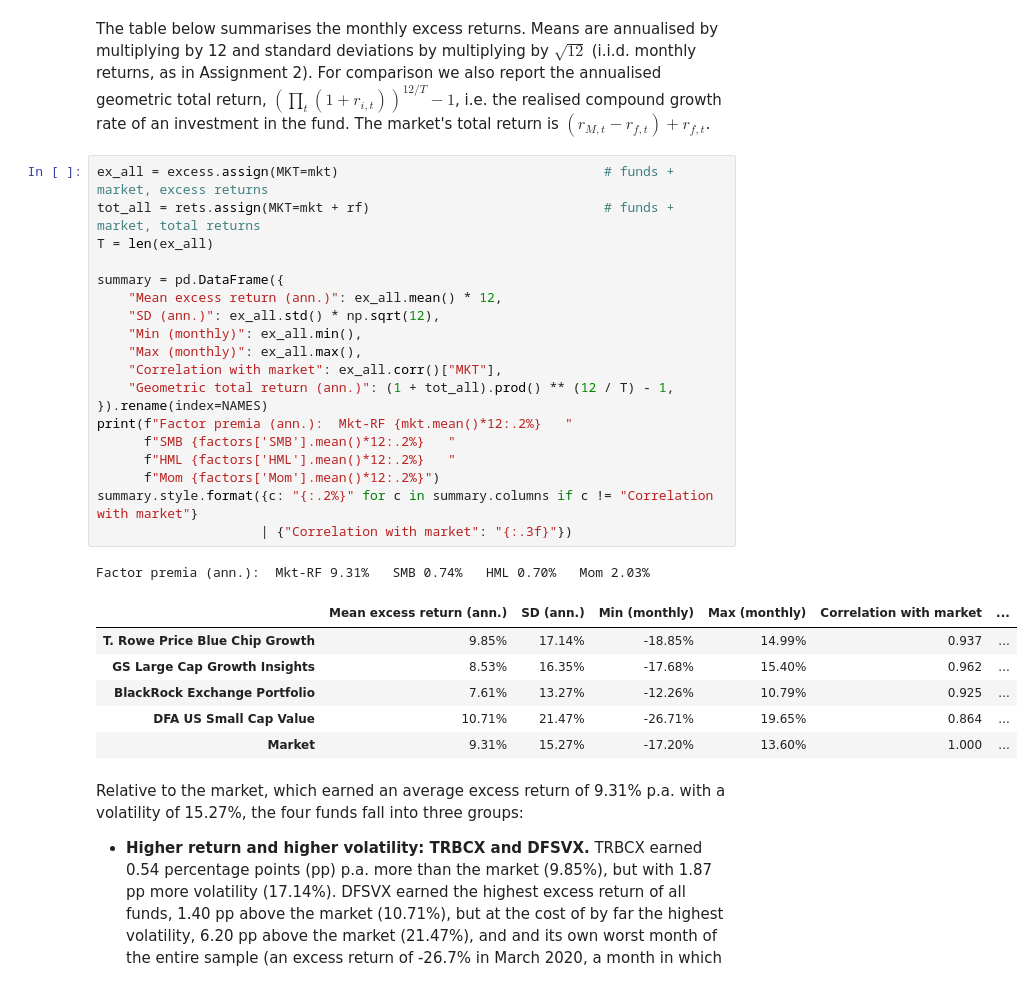
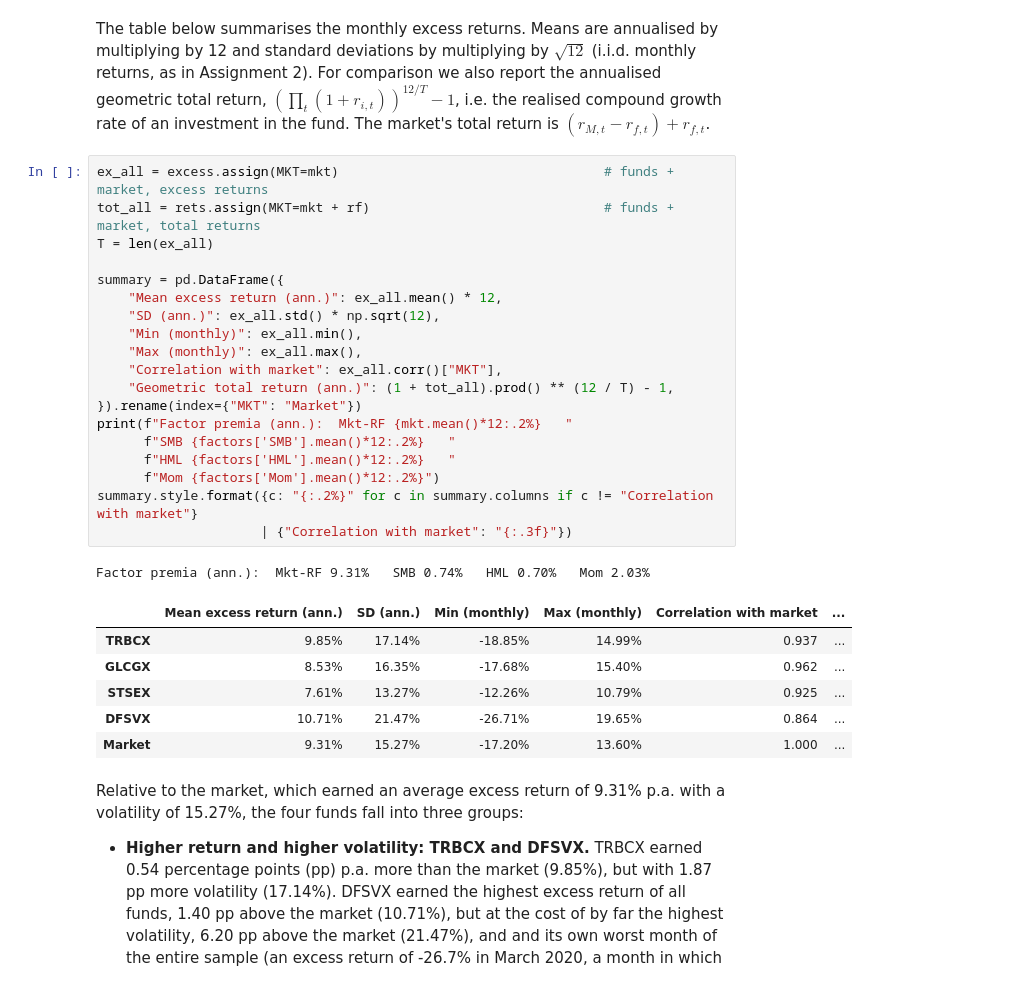
Before and after one commit to Oberdammer/asset_pricing, a Jupyter notebook: Assignment_3.ipynb, the cells around one changed output. Drawn from its saved outputs; the diff is of its cells as text.

Commit message:
Final revisions and fixed the overwide tables

```diff
--- a/Assignment_3.ipynb
+++ b/Assignment_3.ipynb
@@ -462,29 +470,29 @@ The table below summarises the monthly excess returns. Means are annualised by m
 # %%
 ex_all = excess.assign(MKT=mkt)                                  # funds + market, excess returns
 tot_all = rets.assign(MKT=mkt + rf)                              # funds + market, total returns
 T = len(ex_all)
 
 summary = pd.DataFrame({
     "Mean excess return (ann.)": ex_all.mean() * 12,
     "SD (ann.)": ex_all.std() * np.sqrt(12),
     "Min (monthly)": ex_all.min(),
     "Max (monthly)": ex_all.max(),
     "Correlation with market": ex_all.corr()["MKT"],
     "Geometric total return (ann.)": (1 + tot_all).prod() ** (12 / T) - 1,
-}).rename(index=NAMES)
+}).rename(index={"MKT": "Market"})
 print(f"Factor premia (ann.):  Mkt-RF {mkt.mean()*12:.2%}   "
       f"SMB {factors['SMB'].mean()*12:.2%}   "
       f"HML {factors['HML'].mean()*12:.2%}   "
       f"Mom {factors['Mom'].mean()*12:.2%}")
 summary.style.format({c: "{:.2%}" for c in summary.columns if c != "Correlation with market"}
                      | {"Correlation with market": "{:.3f}"})
 # %% [output]
 Factor premia (ann.):  Mkt-RF 9.31%   SMB 0.74%   HML 0.70%   Mom 2.03%
 |  | Mean excess return (ann.) | SD (ann.) | Min (monthly) | Max (monthly) | Correlation with market | ... |
-| T. Rowe Price Blue Chip Growth | 9.85% | 17.14% | -18.85% | 14.99% | 0.937 | ... |
-| GS Large Cap Growth Insights | 8.53% | 16.35% | -17.68% | 15.40% | 0.962 | ... |
-| BlackRock Exchange Portfolio | 7.61% | 13.27% | -12.26% | 10.79% | 0.925 | ... |
-| DFA US Small Cap Value | 10.71% | 21.47% | -26.71% | 19.65% | 0.864 | ... |
+| TRBCX | 9.85% | 17.14% | -18.85% | 14.99% | 0.937 | ... |
+| GLCGX | 8.53% | 16.35% | -17.68% | 15.40% | 0.962 | ... |
+| STSEX | 7.61% | 13.27% | -12.26% | 10.79% | 0.925 | ... |
+| DFSVX | 10.71% | 21.47% | -26.71% | 19.65% | 0.864 | ... |
 | Market | 9.31% | 15.27% | -17.20% | 13.60% | 1.000 | ... |
 # %% [markdown]
 Relative to the market, which earned an average excess return of 9.31% p.a. with a volatility of 15.27%, the four funds fall into three groups:
```
Also changed, not shown: parts of 6 cells of this notebook, 1 other file.
